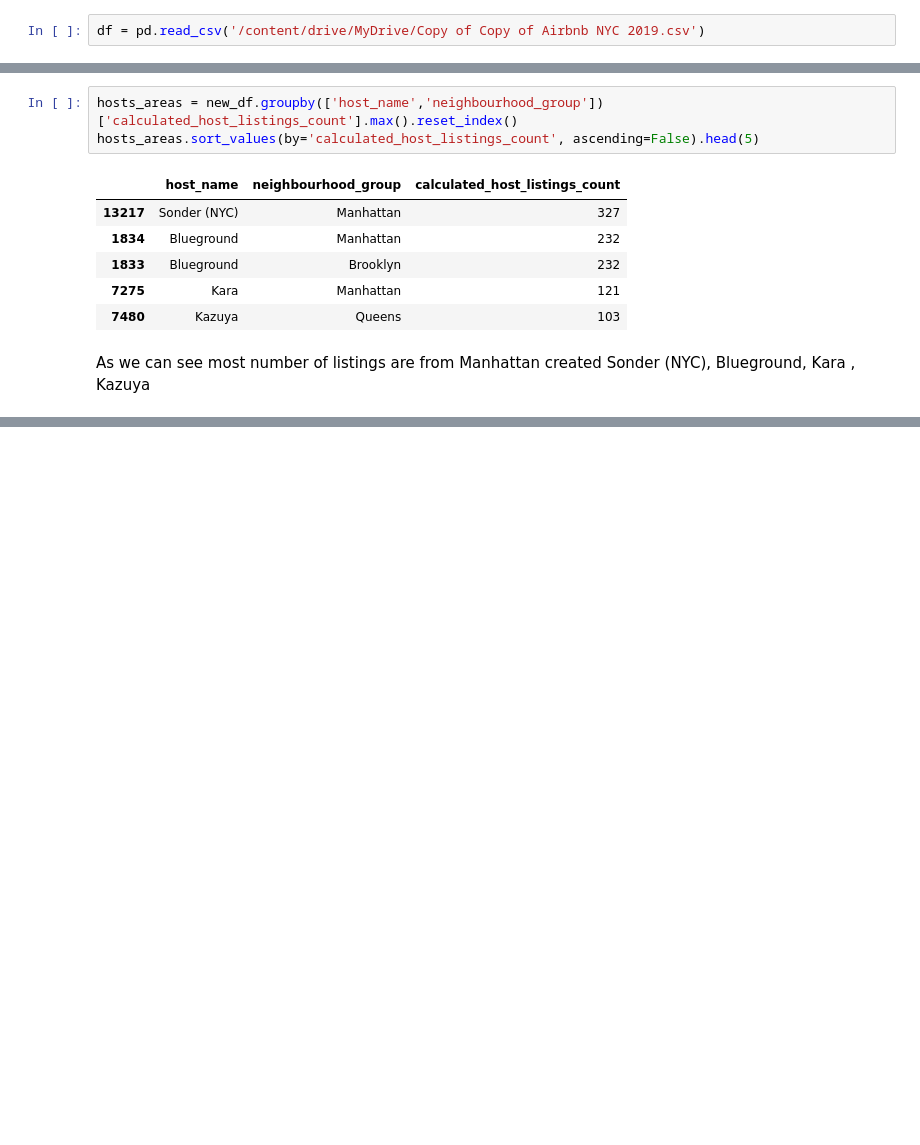
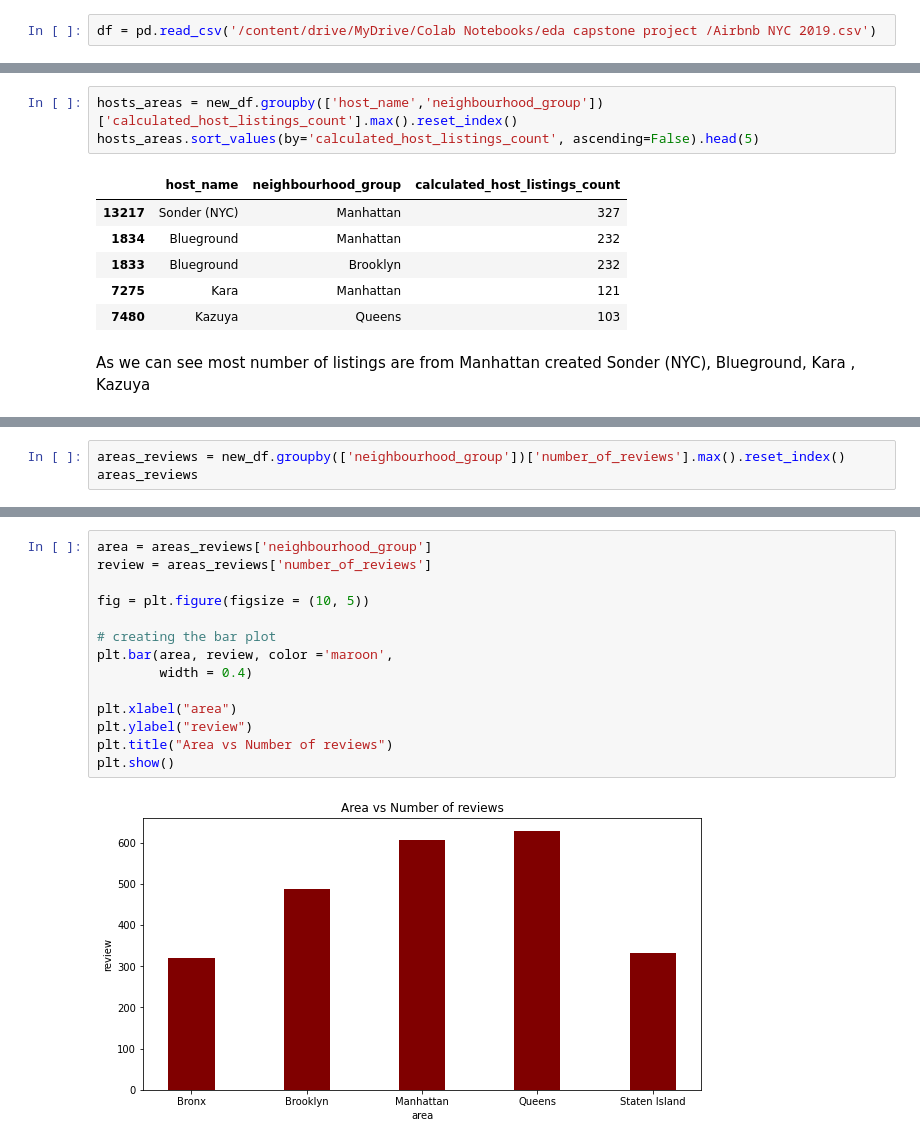
Before and after one commit to Pankaj132/Airbnb-Bookings-Analysis---Capstone-Project, a Jupyter notebook: Airbnb_Bookings_Analysis_Capstone_Project.ipynb, the cells around one changed output, grey strips where cells are left out. Saved outputs shown, nothing was run; the diff lists cells and outputs as text; blank space fills up the shorter version.

```diff
--- a/Airbnb_Bookings_Analysis_Capstone_Project.ipynb
+++ b/Airbnb_Bookings_Analysis_Capstone_Project.ipynb
@@ -30,7 +30,7 @@ Mounted at /content/drive
 # %% [markdown]
 Importing data set into dataframe
 # %%
-df = pd.read_csv('/content/drive/MyDrive/Copy of Copy of Airbnb NYC 2019.csv')
+df = pd.read_csv('/content/drive/MyDrive/Colab Notebooks/eda capstone project /Airbnb NYC 2019.csv')
 # %%
 df.shape
 # %% [output]
@@ -118,0 +121,3 @@ As we can see most number of listings are from Manhattan created Sonder (NYC), B
+# %%
+areas_reviews = new_df.groupby(['neighbourhood_group'])['number_of_reviews'].max().reset_index()
+areas_reviews
@@ -118,0 +131,16 @@ As we can see most number of listings are from Manhattan created Sonder (NYC), B
+# %%
+area = areas_reviews['neighbourhood_group']
+review = areas_reviews['number_of_reviews']
+
+fig = plt.figure(figsize = (10, 5))
+
+# creating the bar plot
+plt.bar(area, review, color ='maroon',
+        width = 0.4)
+
+plt.xlabel("area")
+plt.ylabel("review")
+plt.title("Area vs Number of reviews")
+plt.show()
+# %% [output]
+[figure, added]
```
Also changed, not shown: parts of 3 cells of this notebook.
